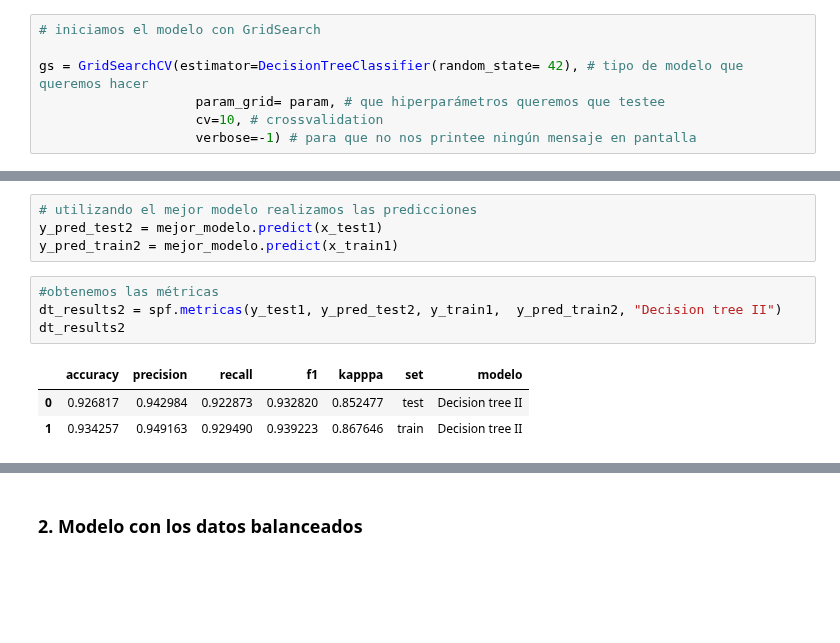
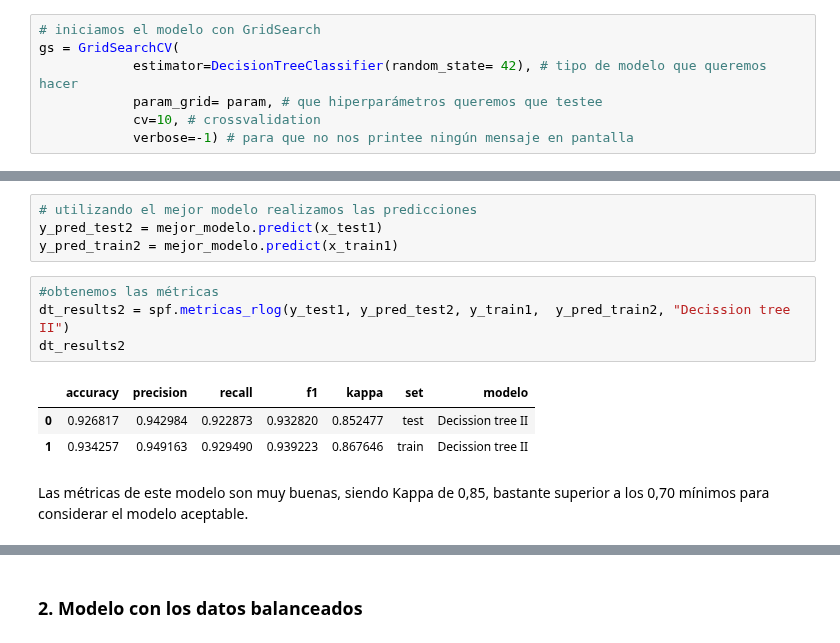
Before and after one commit to Adalab/promo-d-da-modulo3-sprint1-laura-maitane, a Jupyter notebook: regresion-logistica/reg-log-5-decision-tree.ipynb, the cells around one changed output, grey strips where cells are left out. Saved outputs shown, nothing was run; the diff lists cells and outputs as text; blank space fills up the shorter version.

```diff
--- a/regresion-logistica/reg-log-5-decision-tree.ipynb
+++ b/regresion-logistica/reg-log-5-decision-tree.ipynb
@@ -92,11 +105,11 @@ param = {"max_depth": [2, 4, 6, 10, 12, 14], # teniendo en cuenta que teníamos
         "min_samples_leaf": [10, 50, 100]}
 # %%
 # iniciamos el modelo con GridSearch
-
-gs = GridSearchCV(estimator=DecisionTreeClassifier(random_state= 42), # tipo de modelo que queremos hacer
-                    param_grid= param, # que hiperparámetros queremos que testee
-                    cv=10, # crossvalidation
-                    verbose=-1) # para que no nos printee ningún mensaje en pantalla
+gs = GridSearchCV(
+            estimator=DecisionTreeClassifier(random_state= 42), # tipo de modelo que queremos hacer
+            param_grid= param, # que hiperparámetros queremos que testee
+            cv=10, # crossvalidation
+            verbose=-1) # para que no nos printee ningún mensaje en pantalla
 # %%
 # ajustamos el modelo que acabamos de definir en el GridSearch
 gs.fit(x_train1, y_train1)
@@ -125,12 +138,14 @@ y_pred_test2 = mejor_modelo.predict(x_test1)
 y_pred_train2 = mejor_modelo.predict(x_train1)
 # %%
 #obtenemos las métricas
-dt_results2 = spf.metricas(y_test1, y_pred_test2, y_train1,  y_pred_train2, "Decision tree II")
+dt_results2 = spf.metricas_rlog(y_test1, y_pred_test2, y_train1,  y_pred_train2, "Decission tree II")
 dt_results2
 # %% [output]
-|  | accuracy | precision | recall | f1 | kapppa | set | modelo |
-| 0 | 0.926817 | 0.942984 | 0.922873 | 0.932820 | 0.852477 | test | Decision tree II |
-| 1 | 0.934257 | 0.949163 | 0.929490 | 0.939223 | 0.867646 | train | Decision tree II |
+|  | accuracy | precision | recall | f1 | kappa | set | modelo |
+| 0 | 0.926817 | 0.942984 | 0.922873 | 0.932820 | 0.852477 | test | Decission tree II |
+| 1 | 0.934257 | 0.949163 | 0.929490 | 0.939223 | 0.867646 | train | Decission tree II |
+# %% [markdown]
+Las métricas de este modelo son muy buenas, siendo Kappa de 0,85, bastante superior a los 0,70 mínimos para considerar el modelo aceptable.
 # %%
 # juntamos los dataframes de los resultados de los modelos para poder compararlos mejor
 df_decision_results = pd.concat([dt_results1, dt_results2], axis = 0)
```
Also changed, not shown: parts of 58 cells of this notebook, 11 other files.
